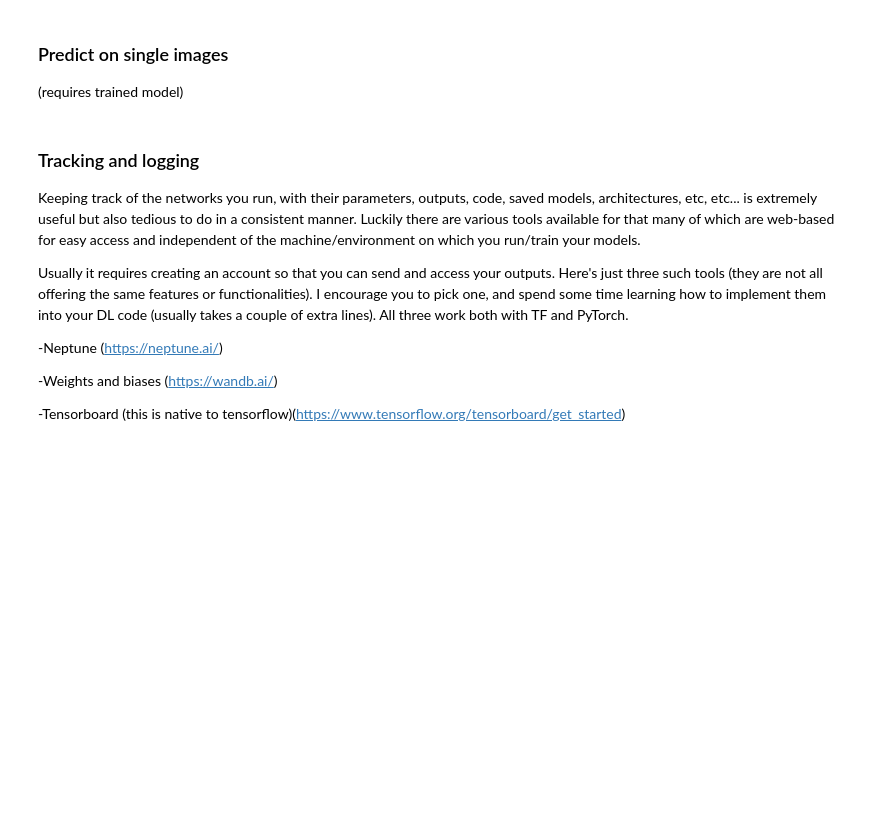
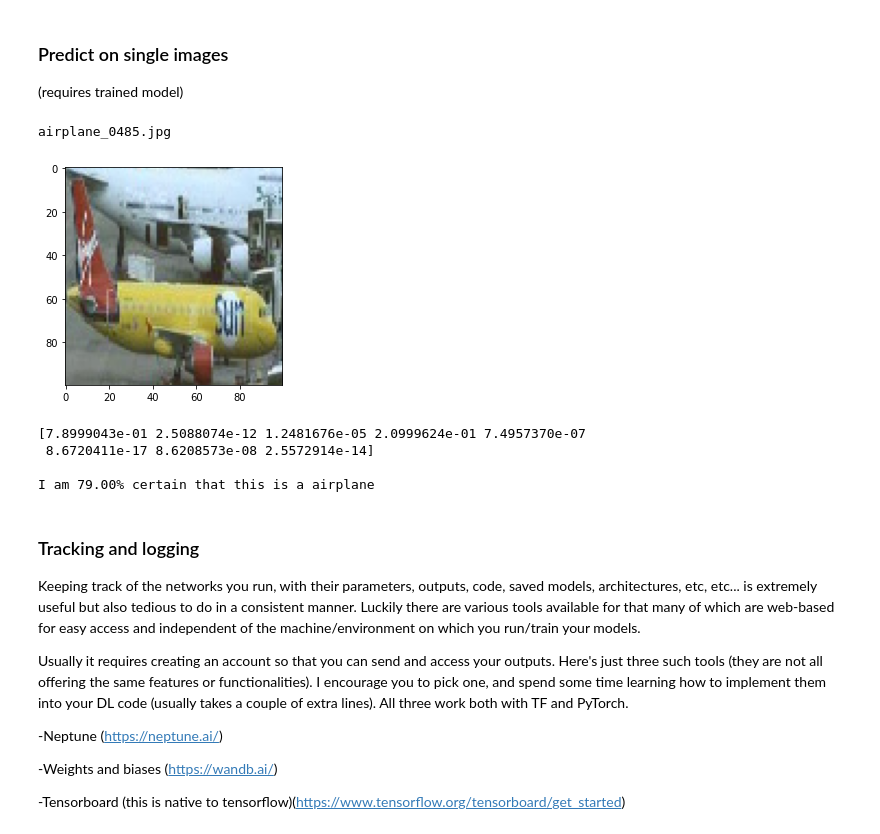
Before and after one commit to emmarant/CNN, a Jupyter notebook: CNN_classification_on_colab_env.ipynb, the cells around one changed output. Drawn from its saved outputs; the diff is of its cells as text; code cells hidden in the pictures; blank space fills up the shorter version.

```diff
--- a/CNN_classification_on_colab_env.ipynb
+++ b/CNN_classification_on_colab_env.ipynb
@@ -600,36 +600,45 @@ Here's a not so elegant (but straight forward one:)
 # %%
 # After having trained a model, how to we call it and use it with individual inputs?
 # here's one way to do it:
 
 
-# load an image, transorm it into the right input shape for the model
-# ALTERNATIVELY: use an image of your choice (you car, your cat, your airplane, the fruit you ate for lunch).
+# load an image from the test set, transorm it into the right input shape for the model, and get the model's prediction on it
+# ALTERNATIVELY: use an image of your choice (your car, your cat, your airplane, the fruit you ate for lunch).
 
 
-data_path='/content/natural_images'
-obj=random.choice(os.listdir(data_path))
-file=random.choice(os.listdir(os.path.join(data_path,obj)))
+classification_data_path='/content/natural_images_classification'
+obj=random.choice(os.listdir(os.path.join(classification_data_path,'test')))
+file=random.choice(os.listdir(os.path.join(classification_data_path,'test',obj)))
+print(file)
 
-img = image.load_img(os.path.join(data_path,obj,file), target_size=(100, 100))
+img = image.load_img(os.path.join(classification_data_path,'test',obj,file), target_size=(100, 100))
 img_exp = image.img_to_array(img)
 img_exp = np.expand_dims(img_exp, axis=0)
 img_exp /= 255.
 
 ## check the image
 plt.imshow(img_exp[0])
 plt.show()
 
 ## ask model to predict
 ## notice that the prediction comes in the form of a vector with length = number_of_classes and values which correspond to probablities for each class
 prediction = model.predict(img_exp)
 print(prediction[0])
 
 # just for fun: translate above prediction (vector with class probablilities) to a more human-friendly answer
 class_labels=train.class_indices
 class_labels=dict((value,key) for key,value in class_labels.items())
 predicted_class=class_labels[np.argmax(prediction[0],axis=-1)]
 accuracy=np.max(prediction)
-print('I am', accuracy*100,'%' ' certain that this is a ', predicted_class)
+print()
+print('I am %.2f%% certain that this is a %s'  % (accuracy*100.0,predicted_class))
+# %% [output]
+airplane_0485.jpg
+[figure, added]
+[7.8999043e-01 2.5088074e-12 1.2481676e-05 2.0999624e-01 7.4957370e-07
+ 8.6720411e-17 8.6208573e-08 2.5572914e-14]
+
+I am 79.00% certain that this is a airplane
 # %% [markdown]
 ### Tracking and logging
 
```
Also changed, not shown: parts of 6 cells of this notebook, 1 other file.
